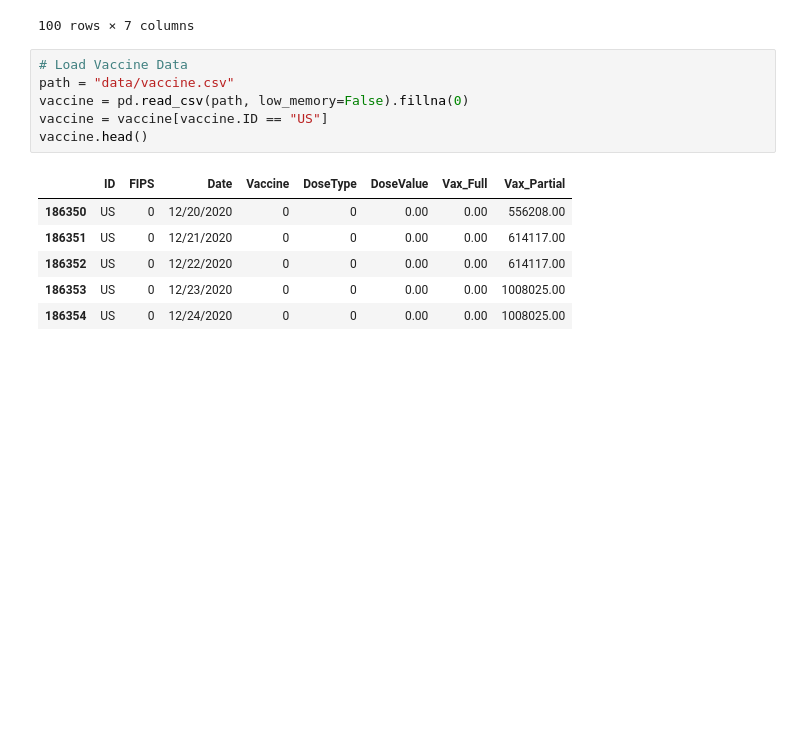
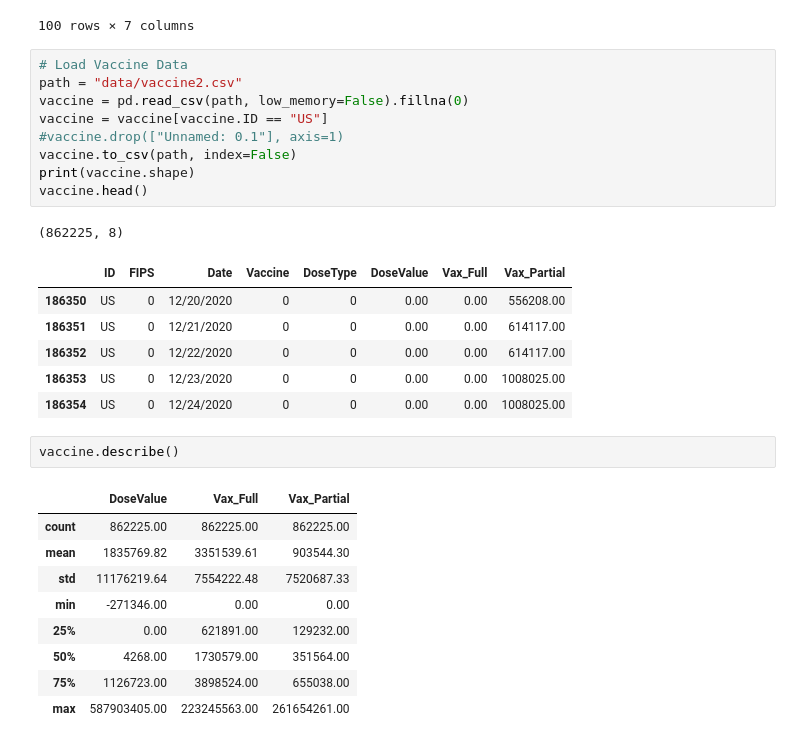
Before and after one commit to JacksonCown/webscrape-covid, a Jupyter notebook: soup.ipynb, the cells around one changed output. Saved outputs shown, nothing was run; the diff lists cells and outputs as text; blank space fills up the shorter version.

Commit message:
Clean Vaccine Data

```diff
--- a/soup.ipynb
+++ b/soup.ipynb
@@ -188,14 +188,30 @@ test.head(100)
 100 rows × 7 columns
 # %%
 # Load Vaccine Data
-path = "data/vaccine.csv"
+path = "data/vaccine2.csv"
 vaccine = pd.read_csv(path, low_memory=False).fillna(0)
 vaccine = vaccine[vaccine.ID == "US"]
+#vaccine.drop(["Unnamed: 0.1"], axis=1)
+vaccine.to_csv(path, index=False)
+print(vaccine.shape)
 vaccine.head()
 # %% [output]
+(862225, 8)
 |  | ID | FIPS | Date | Vaccine | DoseType | DoseValue | Vax_Full | Vax_Partial |
 | 186350 | US | 0 | 12/20/2020 | 0 | 0 | 0.00 | 0.00 | 556208.00 |
 | 186351 | US | 0 | 12/21/2020 | 0 | 0 | 0.00 | 0.00 | 614117.00 |
 | 186352 | US | 0 | 12/22/2020 | 0 | 0 | 0.00 | 0.00 | 614117.00 |
 | 186353 | US | 0 | 12/23/2020 | 0 | 0 | 0.00 | 0.00 | 1008025.00 |
 | 186354 | US | 0 | 12/24/2020 | 0 | 0 | 0.00 | 0.00 | 1008025.00 |
+# %%
+vaccine.describe()
+# %% [output]
+|  | DoseValue | Vax_Full | Vax_Partial |
+| count | 862225.00 | 862225.00 | 862225.00 |
+| mean | 1835769.82 | 3351539.61 | 903544.30 |
+| std | 11176219.64 | 7554222.48 | 7520687.33 |
+| min | -271346.00 | 0.00 | 0.00 |
+| 25% | 0.00 | 621891.00 | 129232.00 |
+| 50% | 4268.00 | 1730579.00 | 351564.00 |
+| 75% | 1126723.00 | 3898524.00 | 655038.00 |
+| max | 587903405.00 | 223245563.00 | 261654261.00 |
```
Also changed, not shown: 2 other files.
